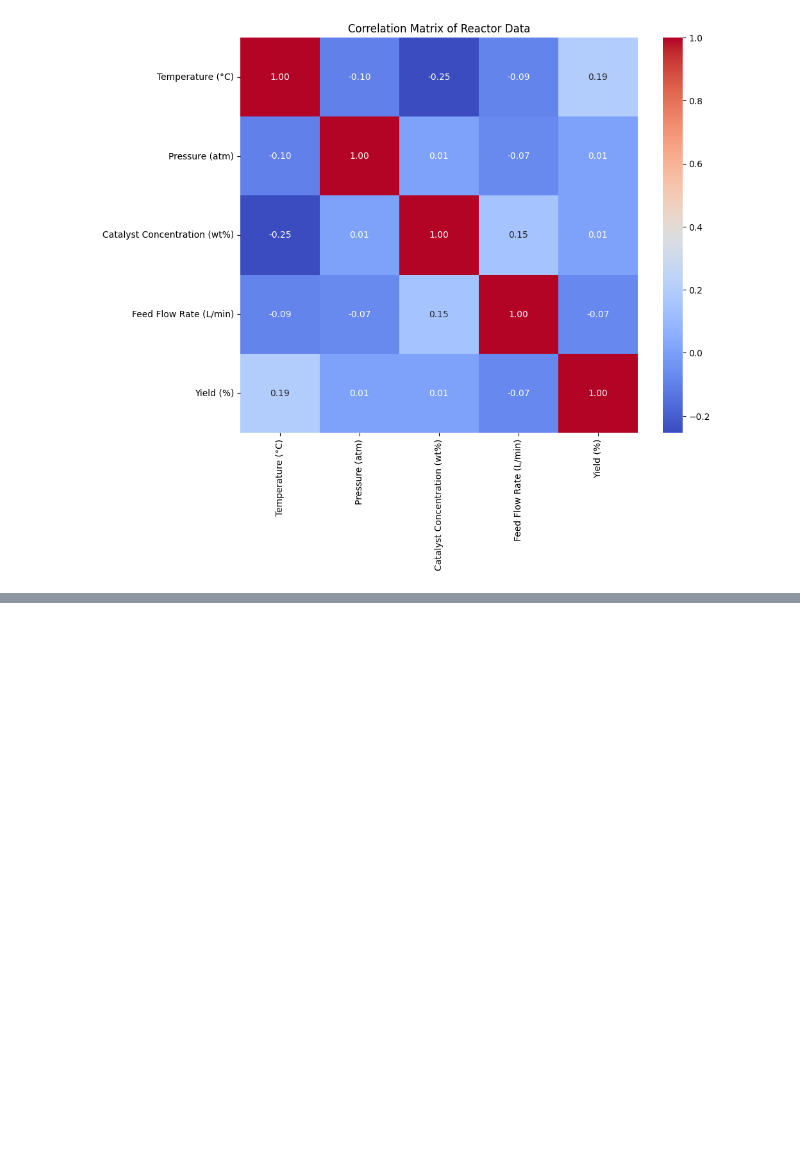
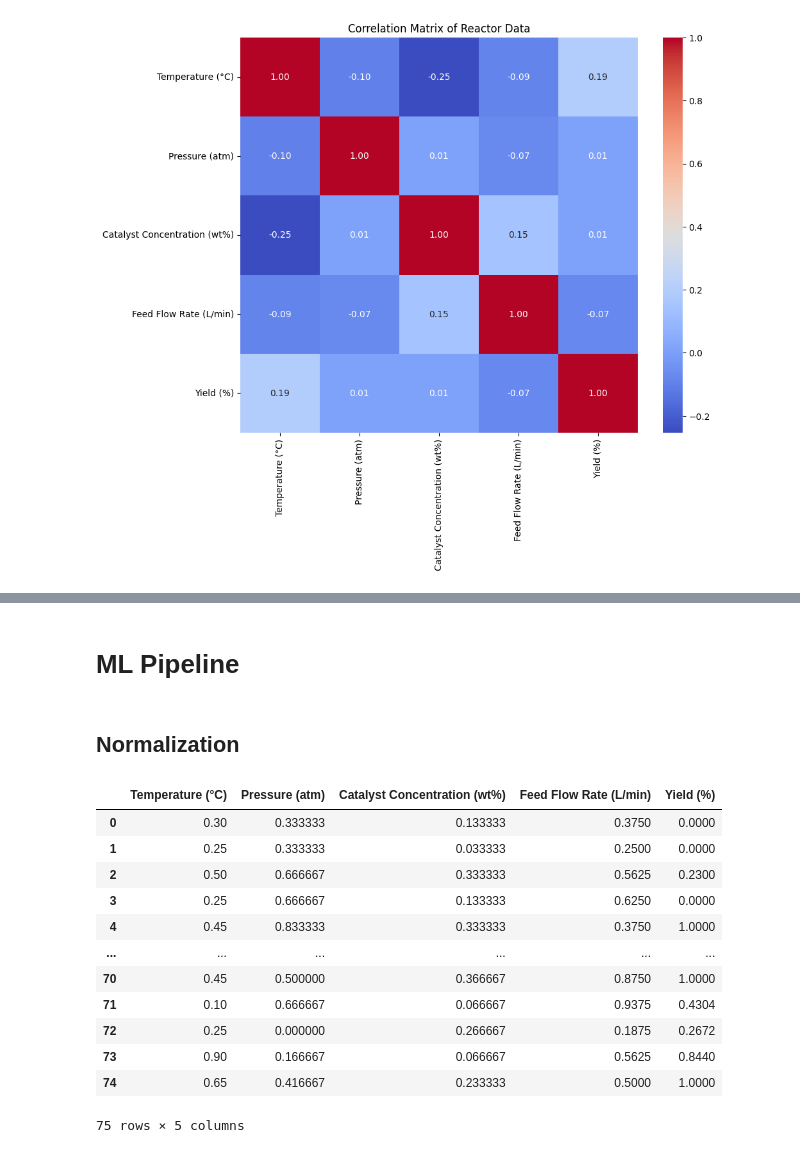
Before and after one commit to dissabnd/Applied-AI-in-Chemical-and-Process-Engineering, a Jupyter notebook: 2_MLpipeline.ipynb, the cells around one changed output, grey strips where cells are left out. Saved outputs shown, nothing was run; the diff lists cells and outputs as text; code cells hidden in the pictures; blank space fills up the shorter version.

```diff
--- a/2_MLpipeline.ipynb
+++ b/2_MLpipeline.ipynb
@@ -219,0 +280,26 @@ plt.show()
+# %% [markdown]
+# ML Pipeline
+# %% [markdown]
+## Normalization
+# %%
+# prompt: normalize the data using min-max scaling for dfcleaned. create a new df called dfnorm
+
+from sklearn.preprocessing import MinMaxScaler
+
+scaler = MinMaxScaler()
+dfnorm = pd.DataFrame(scaler.fit_transform(dfcleaned), columns=dfcleaned.columns)
+dfnorm
+# %% [output]
+|  | Temperature (°C) | Pressure (atm) | Catalyst Concentration (wt%) | Feed Flow Rate (L/min) | Yield (%) |
+| 0 | 0.30 | 0.333333 | 0.133333 | 0.3750 | 0.0000 |
+| 1 | 0.25 | 0.333333 | 0.033333 | 0.2500 | 0.0000 |
+| 2 | 0.50 | 0.666667 | 0.333333 | 0.5625 | 0.2300 |
+| 3 | 0.25 | 0.666667 | 0.133333 | 0.6250 | 0.0000 |
+| 4 | 0.45 | 0.833333 | 0.333333 | 0.3750 | 1.0000 |
+| ... | ... | ... | ... | ... | ... |
+| 70 | 0.45 | 0.500000 | 0.366667 | 0.8750 | 1.0000 |
+| 71 | 0.10 | 0.666667 | 0.066667 | 0.9375 | 0.4304 |
+| 72 | 0.25 | 0.000000 | 0.266667 | 0.1875 | 0.2672 |
+| 73 | 0.90 | 0.166667 | 0.066667 | 0.5625 | 0.8440 |
+| 74 | 0.65 | 0.416667 | 0.233333 | 0.5000 | 1.0000 |
+75 rows × 5 columns
```
Also changed, not shown: parts of 14 cells of this notebook.
